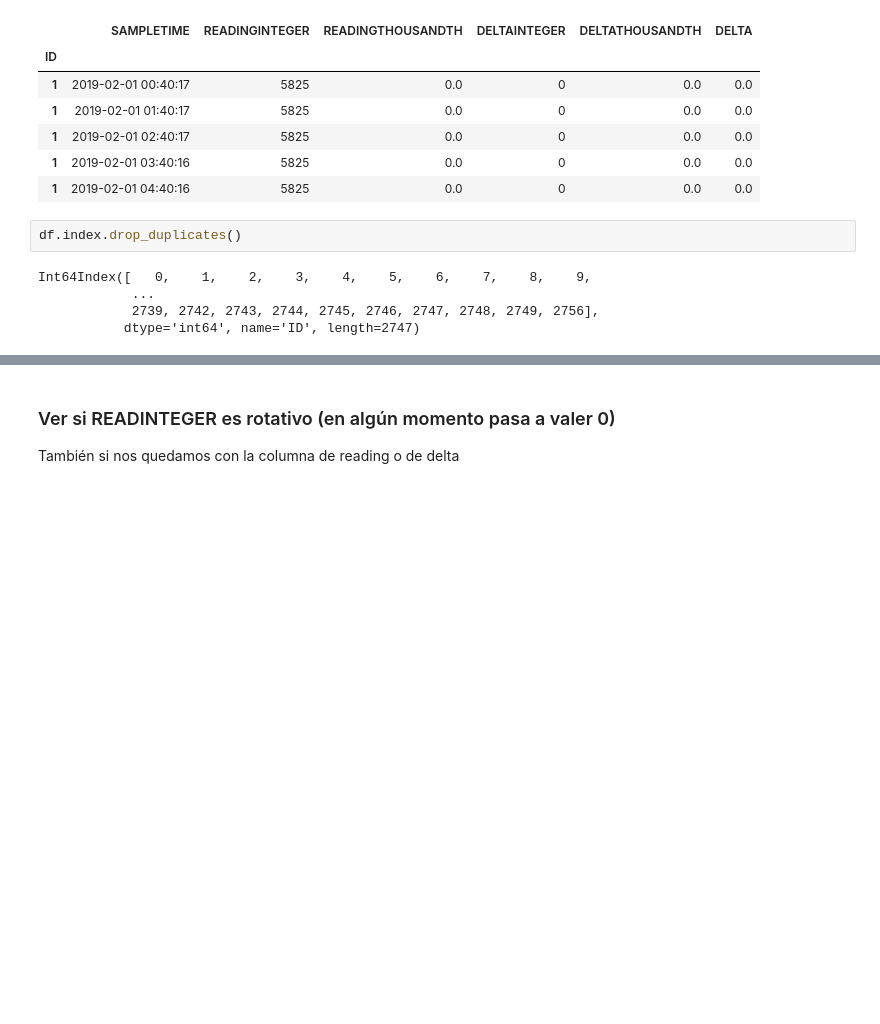
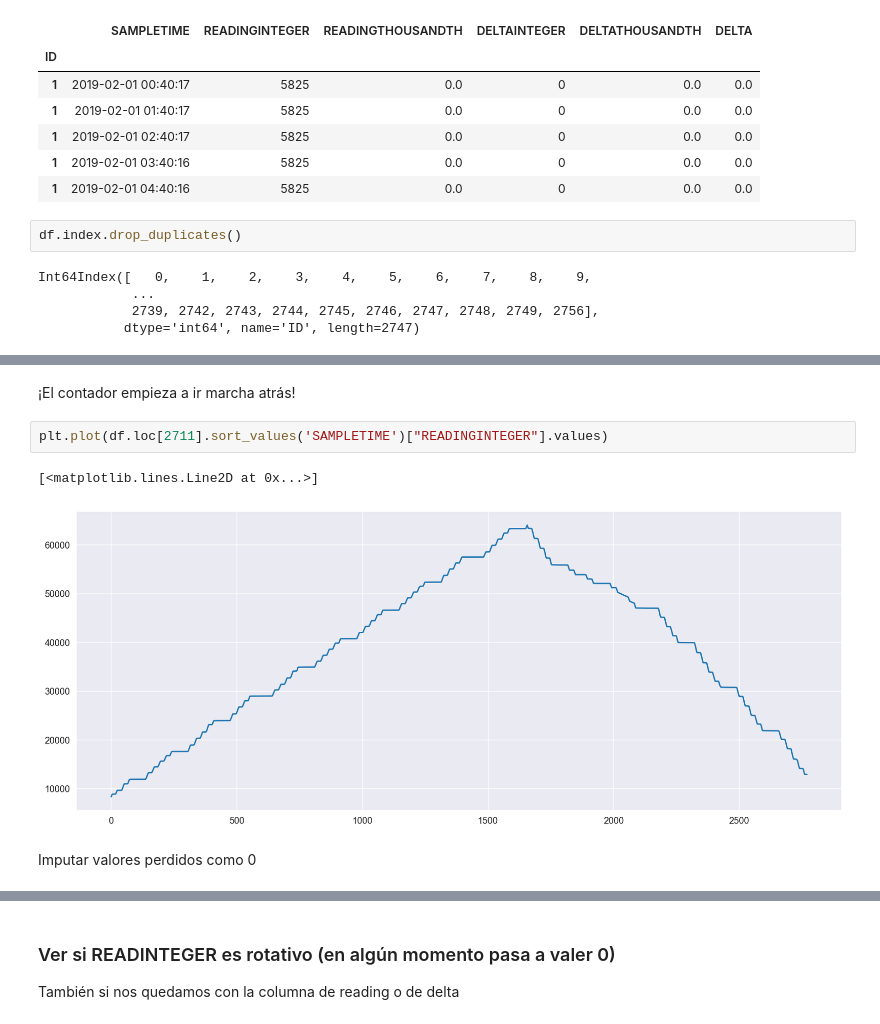
Before and after one commit to ptorrijos99/WaterFootprint2022, a Jupyter notebook: Script Exploración.ipynb, the cells around one changed output, grey strips where cells are left out. Saved outputs shown, nothing was run; the diff lists cells and outputs as text; blank space fills up the shorter version.

```diff
--- a/Script Exploración.ipynb
+++ b/Script Exploración.ipynb
@@ -321,0 +337,9 @@ Primera aproximación a normalizar
+# %% [markdown]
+¡El contador empieza a ir marcha atrás!
+# %%
+plt.plot(df.loc[2711].sort_values('SAMPLETIME')["READINGINTEGER"].values)
+# %% [output]
+[<matplotlib.lines.Line2D at 0x...>]
+[figure, added]
+# %% [markdown]
+Imputar valores perdidos como 0
```
Also changed, not shown: parts of 45 cells of this notebook, 1 other file.
